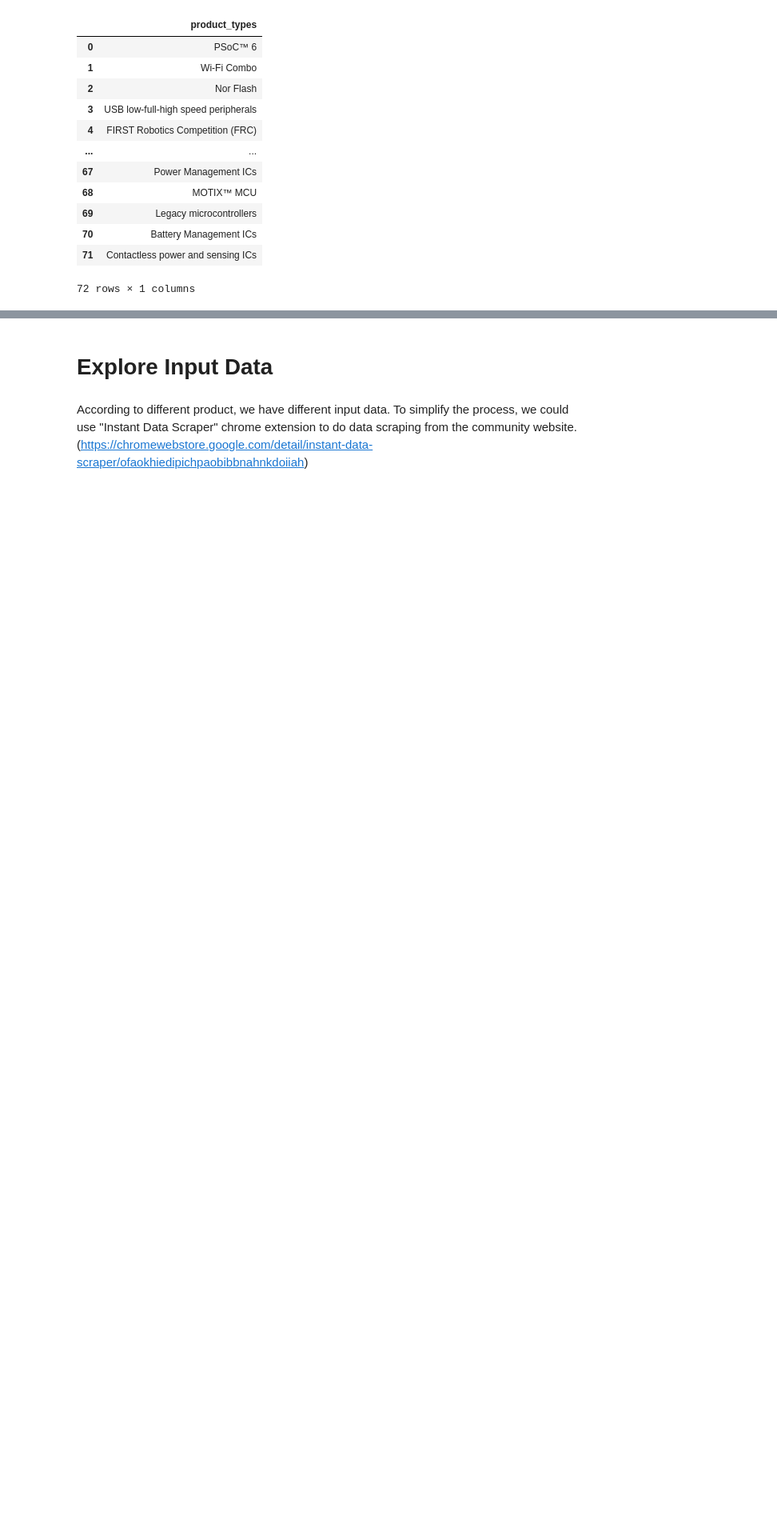
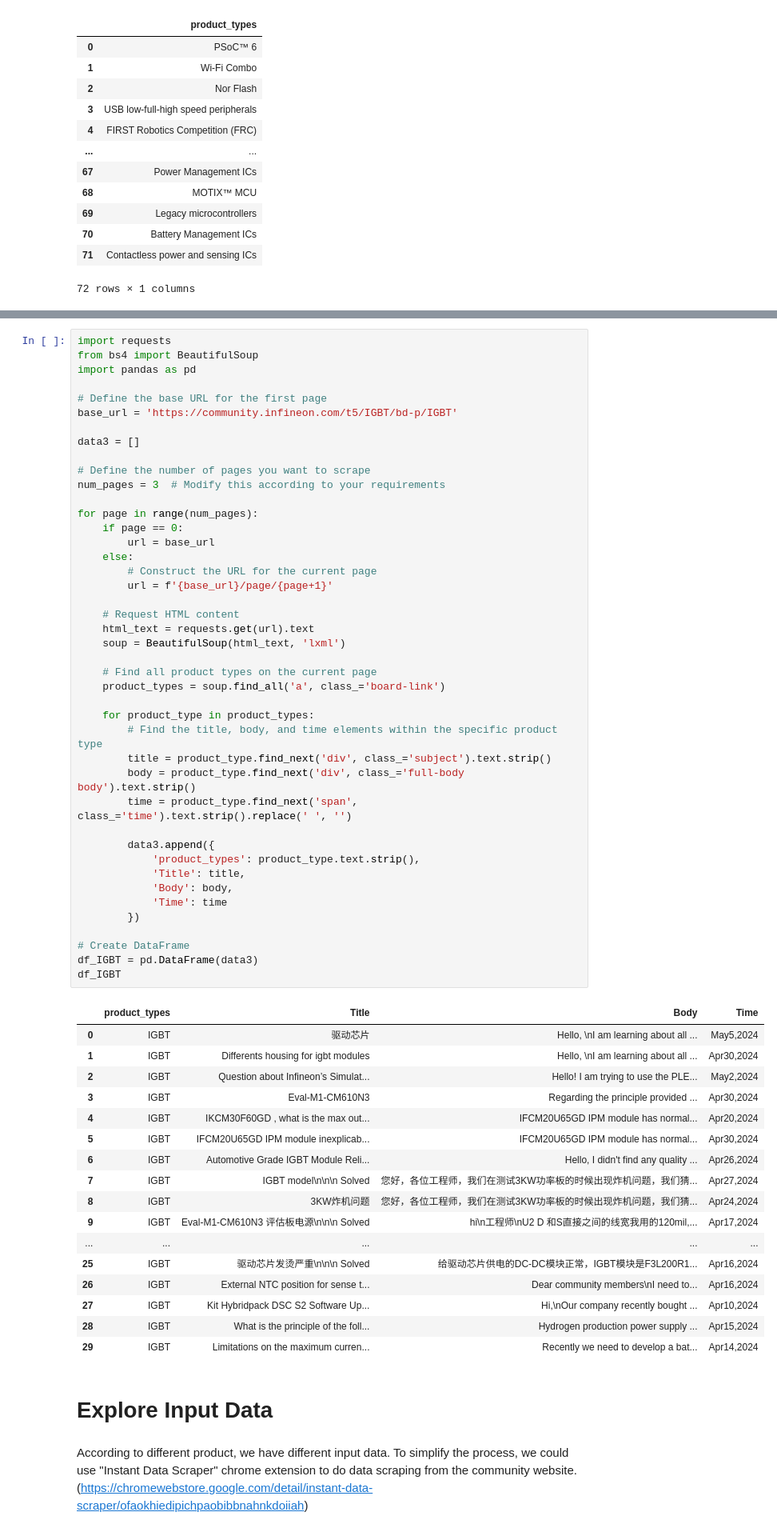
Before and after one commit to Poyen-Chen/Hackathon-2024, a Jupyter notebook: Web_Scraping.ipynb, the cells around one changed output, grey strips where cells are left out. Shown at 80% size. Saved outputs shown, nothing was run; the diff lists cells and outputs as text; blank space fills up the shorter version.

```diff
--- a/Web_Scraping.ipynb
+++ b/Web_Scraping.ipynb
@@ -86,3 +79,64 @@ Number of Types: 72
+# %%
+import requests
+from bs4 import BeautifulSoup
+import pandas as pd
+
+# Define the base URL for the first page
+base_url = 'https://community.infineon.com/t5/IGBT/bd-p/IGBT'
+
+data3 = []
+
+# Define the number of pages you want to scrape
+num_pages = 3  # Modify this according to your requirements
+
+for page in range(num_pages):
+    if page == 0:
+        url = base_url
+    else:
+        # Construct the URL for the current page
+        url = f'{base_url}/page/{page+1}'
+
+    # Request HTML content
+    html_text = requests.get(url).text
+    soup = BeautifulSoup(html_text, 'lxml')
+
+    # Find all product types on the current page
+    product_types = soup.find_all('a', class_='board-link')
+
+    for product_type in product_types:
+        # Find the title, body, and time elements within the specific product type
+        title = product_type.find_next('div', class_='subject').text.strip()
+        body = product_type.find_next('div', class_='full-body body').text.strip()
+        time = product_type.find_next('span', class_='time').text.strip().replace(' ', '')
+
+        data3.append({
+            'product_types': product_type.text.strip(),
+            'Title': title,
+            'Body': body,
+            'Time': time
+        })
+
+# Create DataFrame
+df_IGBT = pd.DataFrame(data3)
+df_IGBT
+# %% [output]
+|  | product_types | Title | Body | Time |
+| 0 | IGBT | 驱动芯片 | Hello, \nI am learning about all ... | May5,2024 |
+| 1 | IGBT | Differents housing for igbt modules | Hello, \nI am learning about all ... | Apr30,2024 |
+| 2 | IGBT | Question about Infineon’s Simulat... | Hello! I am trying to use the PLE... | May2,2024 |
+| 3 | IGBT | Eval-M1-CM610N3 | Regarding the principle provided ... | Apr30,2024 |
+| 4 | IGBT | IKCM30F60GD , what is the max out... | IFCM20U65GD IPM module has normal... | Apr20,2024 |
+| 5 | IGBT | IFCM20U65GD IPM module inexplicab... | IFCM20U65GD IPM module has normal... | Apr30,2024 |
+| 6 | IGBT | Automotive Grade IGBT Module Reli... | Hello, I didn't find any quality ... | Apr26,2024 |
+| 7 | IGBT | IGBT model\n\n\n Solved | 您好，各位工程师，我们在测试3KW功率板的时候出现炸机问题，我们猜... | Apr27,2024 |
+| 8 | IGBT | 3KW炸机问题 | 您好，各位工程师，我们在测试3KW功率板的时候出现炸机问题，我们猜... | Apr24,2024 |
+| 9 | IGBT | Eval-M1-CM610N3 评估板电源\n\n\n Solved | hi\n工程师\nU2 D 和S直接之间的线宽我用的120mil,... | Apr17,2024 |
+| ... | ... | ... | ... | ... |
+| 25 | IGBT | 驱动芯片发烫严重\n\n\n Solved | 给驱动芯片供电的DC-DC模块正常，IGBT模块是F3L200R1... | Apr16,2024 |
+| 26 | IGBT | External NTC position for sense t... | Dear community members\nI need to... | Apr16,2024 |
+| 27 | IGBT | Kit Hybridpack DSC S2 Software Up... | Hi,\nOur company recently bought ... | Apr10,2024 |
+| 28 | IGBT | What is the principle of the foll... | Hydrogen production power supply ... | Apr15,2024 |
+| 29 | IGBT | Limitations on the maximum curren... | Recently we need to develop a bat... | Apr14,2024 |
 # %% [markdown]
 # Explore Input Data
 # %% [markdown]
```
Also changed, not shown: parts of 3 cells of this notebook.
